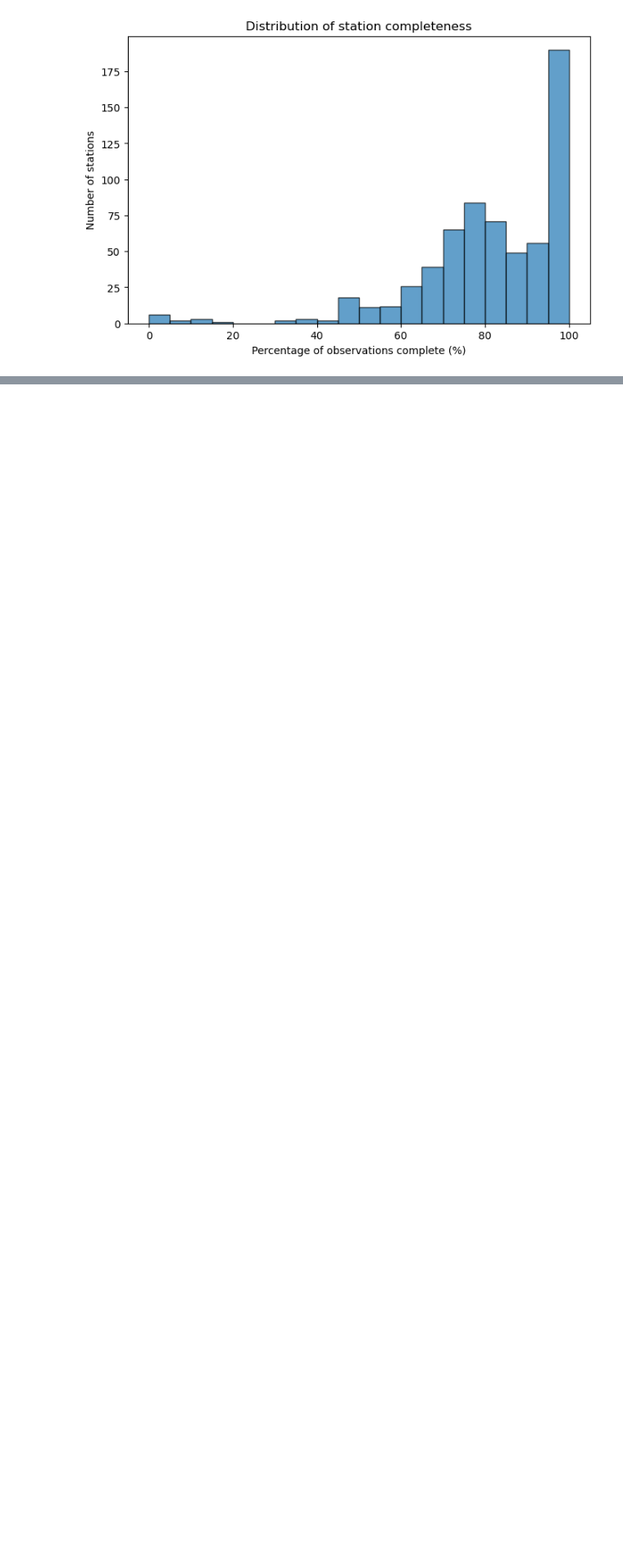
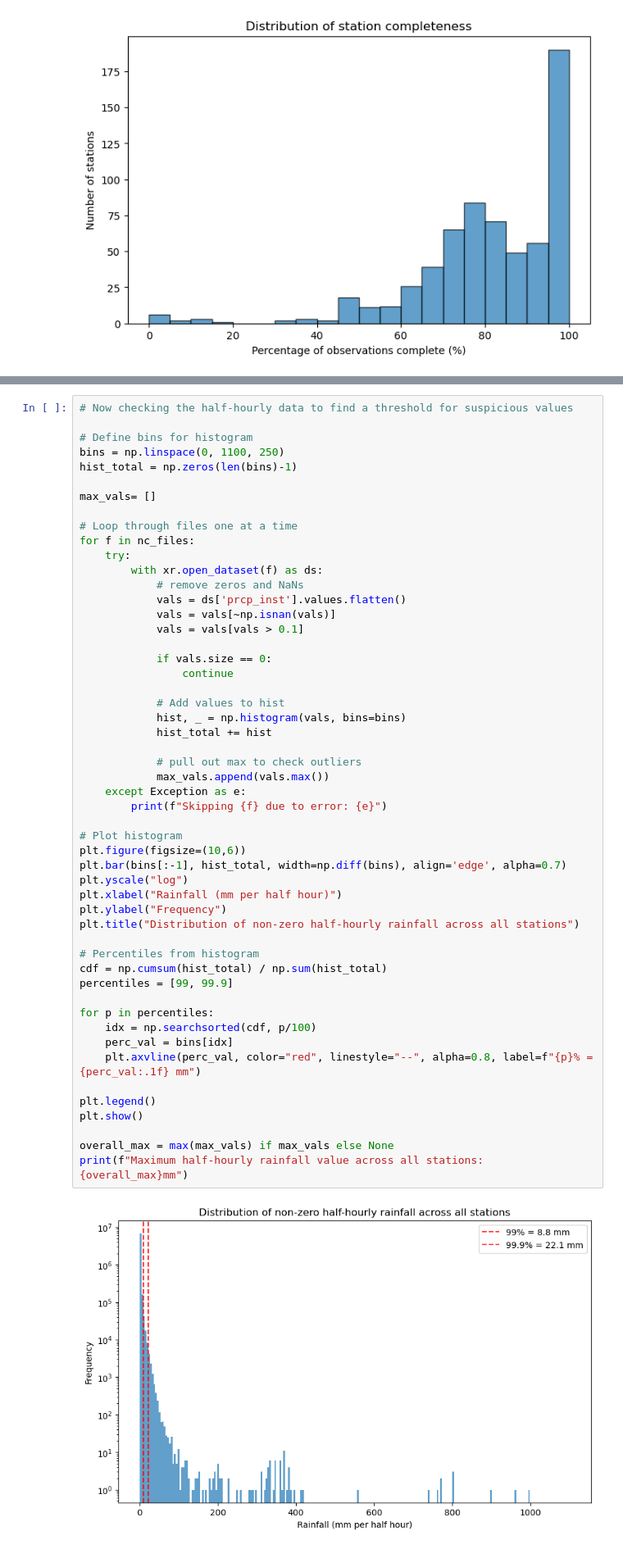
Before and after one commit to lettysolly/australia_precipitation, a Jupyter notebook: python/sanity_checks.ipynb, the cells around one changed output, grey strips where cells are left out. Shown at 82% size. Drawn from its saved outputs; the diff is of its cells as text; blank space fills up the shorter version.

```diff
--- a/python/sanity_checks.ipynb
+++ b/python/sanity_checks.ipynb
@@ -470,0 +467,54 @@ plt.show()
+# %%
+# Now checking the half-hourly data to find a threshold for suspicious values
+
+# Define bins for histogram
+bins = np.linspace(0, 1100, 250)
+hist_total = np.zeros(len(bins)-1)
+
+max_vals= []
+
+# Loop through files one at a time
+for f in nc_files:
+    try:
+        with xr.open_dataset(f) as ds:
+            # remove zeros and NaNs
+            vals = ds['prcp_inst'].values.flatten()
+            vals = vals[~np.isnan(vals)]
+            vals = vals[vals > 0.1]
+
+            if vals.size == 0:
+                continue
+
+            # Add values to hist
+            hist, _ = np.histogram(vals, bins=bins)
+            hist_total += hist
+
+            # pull out max to check outliers
+            max_vals.append(vals.max())
+    except Exception as e:
+        print(f"Skipping {f} due to error: {e}")
+
+# Plot histogram
+plt.figure(figsize=(10,6))
+plt.bar(bins[:-1], hist_total, width=np.diff(bins), align='edge', alpha=0.7)
+plt.yscale("log")
+plt.xlabel("Rainfall (mm per half hour)")
+plt.ylabel("Frequency")
+plt.title("Distribution of non-zero half-hourly rainfall across all stations")
+
+# Percentiles from histogram
+cdf = np.cumsum(hist_total) / np.sum(hist_total)
+percentiles = [99, 99.9]
+
+for p in percentiles:
+    idx = np.searchsorted(cdf, p/100)
+    perc_val = bins[idx]
+    plt.axvline(perc_val, color="red", linestyle="--", alpha=0.8, label=f"{p}% = {perc_val:.1f} mm")
+
+plt.legend()
+plt.show()
+
+overall_max = max(max_vals) if max_vals else None
+print(f"Maximum half-hourly rainfall value across all stations: {overall_max}mm")
+# %% [output]
+[figure, added]
```
Also changed, not shown: parts of 23 cells of this notebook, 7 other files.
